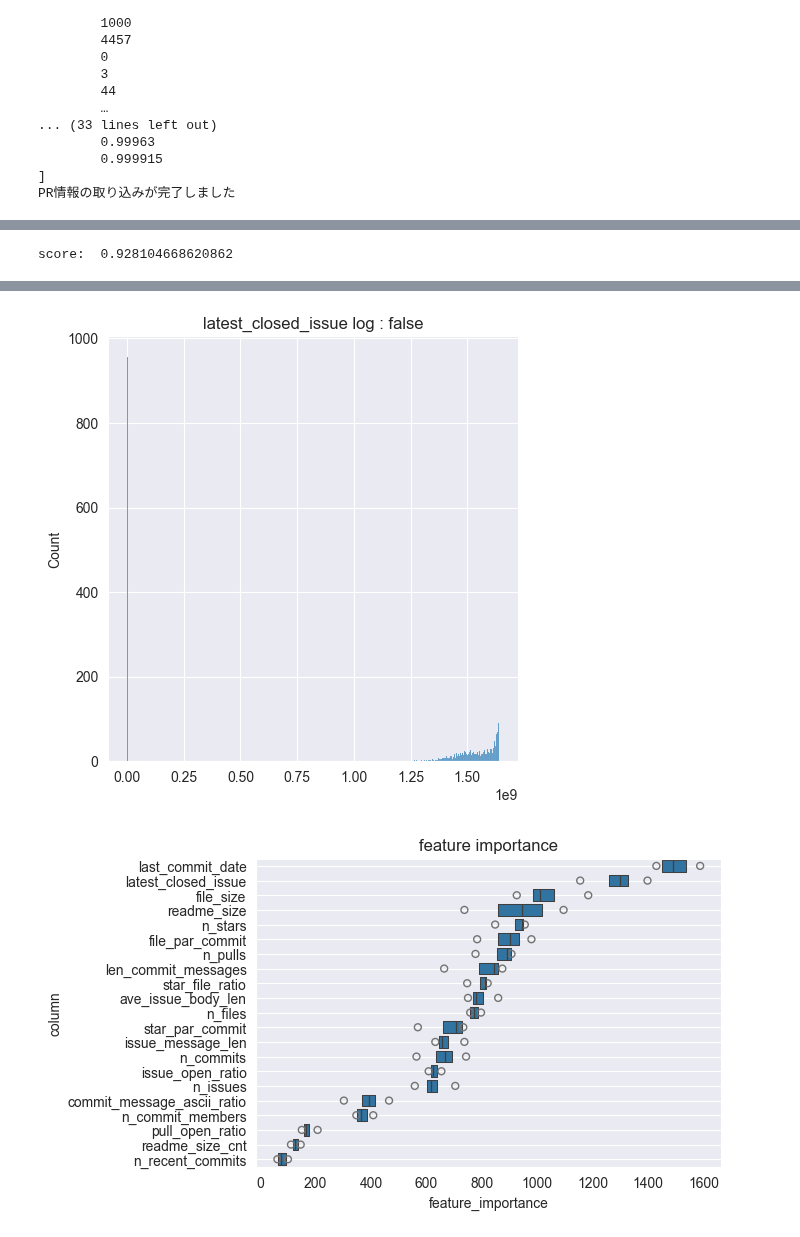
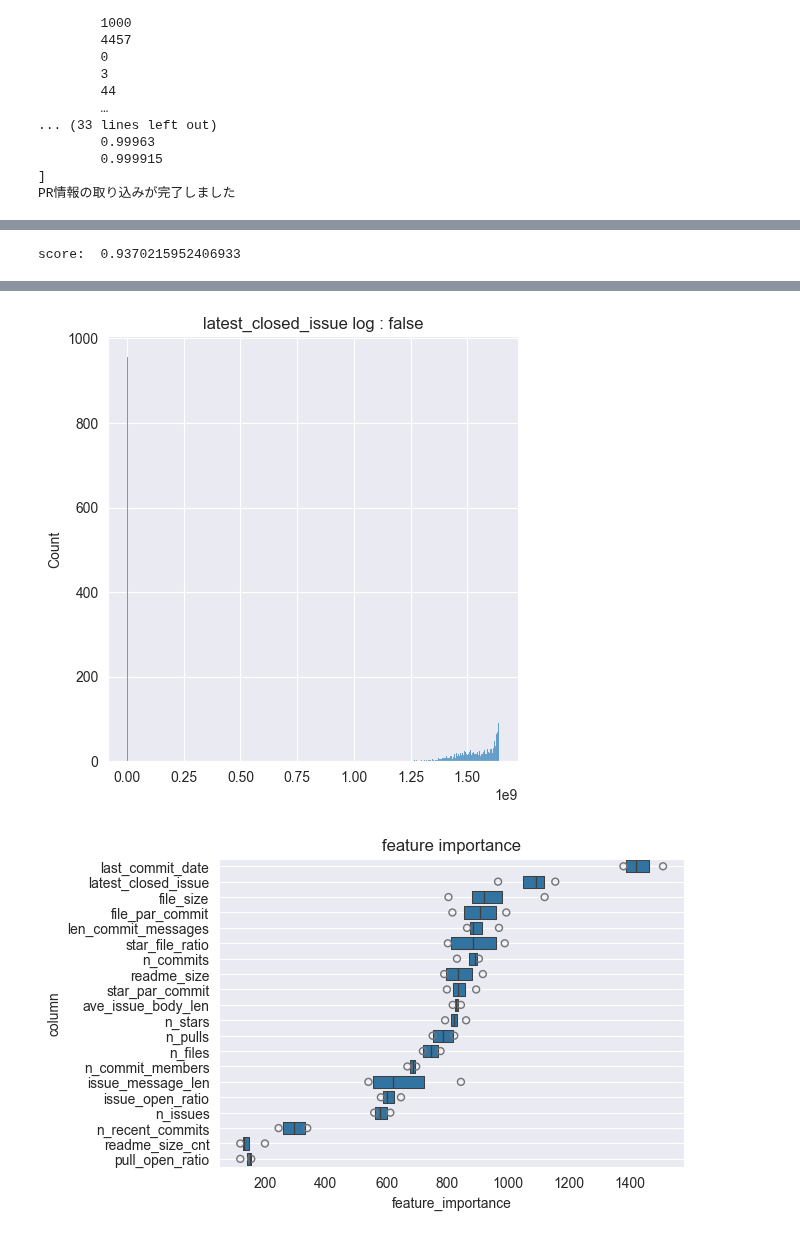
Before and after one commit to ZOI-dayo/traP-Nikkei-2025, a Jupyter notebook: main.ipynb, the cells around one changed output, grey strips where cells are left out. Saved outputs shown, nothing was run; the diff lists cells and outputs as text; code cells hidden in the pictures.

Commit message:
Revert "コミットメッセージ中のascii文字の割合を考慮"
This reverts commit 3b323887228043b380c23719d1b66902c36b62bb.

```diff
--- a/main.ipynb
+++ b/main.ipynb
@@ -124,7 +124,7 @@ with this one instead:
 # %%
 # コミット情報を読み取り
 print("コミット情報を読み取っています...")
-commits = pl.read_csv(DATA_DIR + 'commits_sampled_1.csv')
+commits = pl.read_csv(DATA_DIR + 'commits_sampled_10.csv')
 
 print("コミット情報を集計します...")
 
@@ -134,7 +134,6 @@ repo_commit_cnt = {}
 repo_latest_commit_date = {}
 repo_commit_members = {}
 repo_commit_message_sum = {}
-repo_commit_message_ascii_sum = {}
 repo_recent_commit_cnt = {}
 
 for row in commits.iter_rows(named=True):
@@ -153,7 +152,6 @@ for row in commits.iter_rows(named=True):
                                                                                                 0) + 1
         if row["message"] is not None:
             repo_commit_message_sum[repo_name] = repo_commit_message_sum.get(repo_name, 0) + len(row["message"])
-            repo_commit_message_ascii_sum[repo_name] = repo_commit_message_ascii_sum.get(repo_name, 0) + len(list(filter(lambda c : str(c).isascii(), list(row["message"]))))
         if date > 1640995200 - 31 * 24 * 60 * 60:  # 2022/1/1 = 1640995200
             repo_recent_commit_cnt[repo_name] = repo_recent_commit_cnt.get(repo_name, 0) + 1
 
@@ -165,12 +163,6 @@ repo_commit_members_df = pl.DataFrame(
 )
 repo_commit_message_sum_df = pl.DataFrame(
     {"repo_url": repo_commit_message_sum.keys(), "len_commit_messages": repo_commit_message_sum.values()}
-)
-repo_commit_message_ascii_ratio_df = pl.DataFrame(
-    {
-        "repo_url": repo_commit_message_ascii_sum.keys(),
-        "len_commit_message_ascii": repo_commit_message_ascii_sum.values()
-    }
 )
 repo_recent_commit_cnt_df = pl.DataFrame(
     {"repo_url": repo_recent_commit_cnt.keys(), "n_recent_commits": repo_recent_commit_cnt.values()}
@@ -193,9 +185,6 @@ test_merged = test_merged.join(repo_commit_members_df, on='repo_url', how='left'
 train_merged = train_merged.join(repo_commit_message_sum_df, on='repo_url', how='left')
 test_merged = test_merged.join(repo_commit_message_sum_df, on='repo_url', how='left')
 
-train_merged = train_merged.join(repo_commit_message_ascii_ratio_df, on='repo_url', how='left')
-test_merged = test_merged.join(repo_commit_message_ascii_ratio_df, on='repo_url', how='left')
-
 train_merged = train_merged.join(repo_recent_commit_cnt_df, on='repo_url', how='left')
 test_merged = test_merged.join(repo_recent_commit_cnt_df, on='repo_url', how='left')
 
@@ -267,10 +256,8 @@ test_merged = add_col(test_merged, "issue_open_ratio", test_merged["n_open_issue
 train_merged = train_merged.join(issue_message_len_df, on='repo_id', how='left')
 test_merged = test_merged.join(issue_message_len_df, on='repo_id', how='left')
 
-train_merged = add_col(train_merged, "ave_issue_body_len",
-                       train_merged["issue_message_len"] / train_merged["n_issues"]).fill_null(0).fill_nan(0)
-test_merged = add_col(test_merged, "ave_issue_body_len",
-                      test_merged["issue_message_len"] / test_merged["n_issues"]).fill_null(0).fill_nan(0)
+train_merged = add_col(train_merged, "ave_issue_body_len", train_merged["issue_message_len"] / train_merged["n_issues"]).fill_null(0).fill_nan(0)
+test_merged = add_col(test_merged, "ave_issue_body_len", test_merged["issue_message_len"] / test_merged["n_issues"]).fill_null(0).fill_nan(0)
 
 print("issue情報の取り込みが完了しました")
 # %% [output]
@@ -406,9 +393,6 @@ import math
 # test_merged = add_col(test_merged, "n_issues_log", test_merged["n_issues"].map_elements(math.log))
 # train_merged["n_issues_log"] = train_merged["n_issues"].apply(math.log)
 # test_merged["n_issues_log"] = test_merged["n_issues"].apply(math.log)
-# %%
-train_merged = add_col(train_merged, "commit_message_ascii_ratio", train_merged["len_commit_message_ascii"] / train_merged["len_commit_messages"])
-test_merged = add_col(test_merged, "commit_message_ascii_ratio", test_merged["len_commit_message_ascii"] / test_merged["len_commit_messages"])
 # %%
 
 import seaborn as sns
@@ -444,7 +428,7 @@ kf = KFold(n_splits=4, shuffle=True, random_state=34)
 use_cols = ["n_stars", "n_files", "star_file_ratio", "n_commits", "file_par_commit", "last_commit_date",
             "n_commit_members", "n_issues", "n_pulls", "readme_size", "readme_size_cnt", "latest_closed_issue",
             "file_size", "issue_open_ratio", "pull_open_ratio", "len_commit_messages", "star_par_commit",
-            "n_recent_commits", "issue_message_len", "ave_issue_body_len", "commit_message_ascii_ratio"]
+            "n_recent_commits", "issue_message_len", "ave_issue_body_len"]
 target_col = "active"
 
 for train_index, valid_index in kf.split(train_merged):
@@ -650,7 +634,7 @@ You can set `force_col_wise=true` to remove the overhead.
 [LightGBM] [Info] [binary:BoostFromScore]: pavg=0.268911 -> initscore=-1.000157
 [LightGBM] [Info] Start training from score -1.000157
-score:  0.928104668620862
+score:  0.9370215952406933
 [figure]
 [figure]
 [figure]
-[figure, old version]
+[figure, new version]
```
Also changed, not shown: parts of 2 cells of this notebook, 1 other file.
